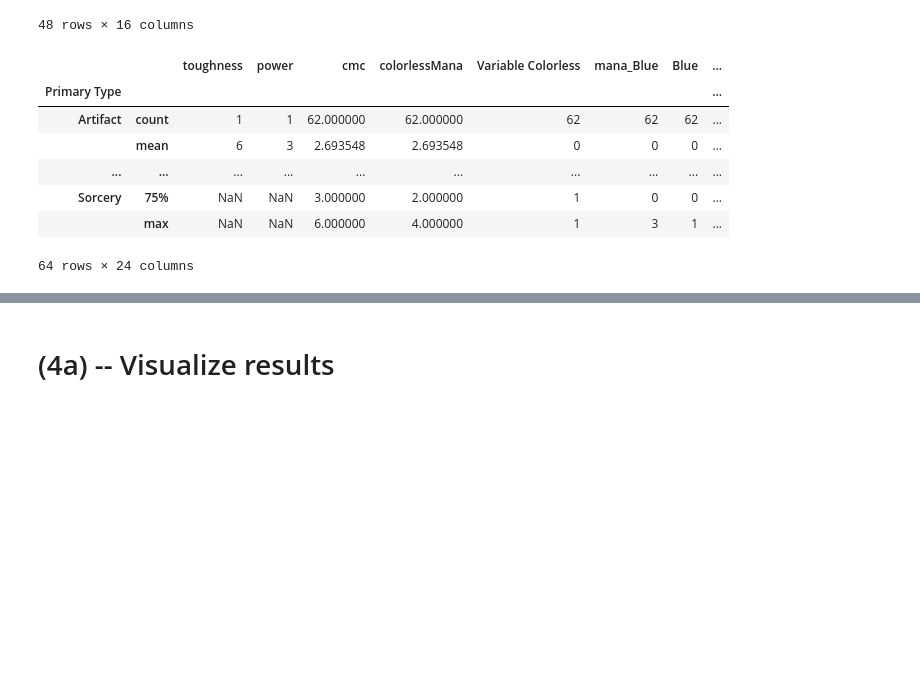
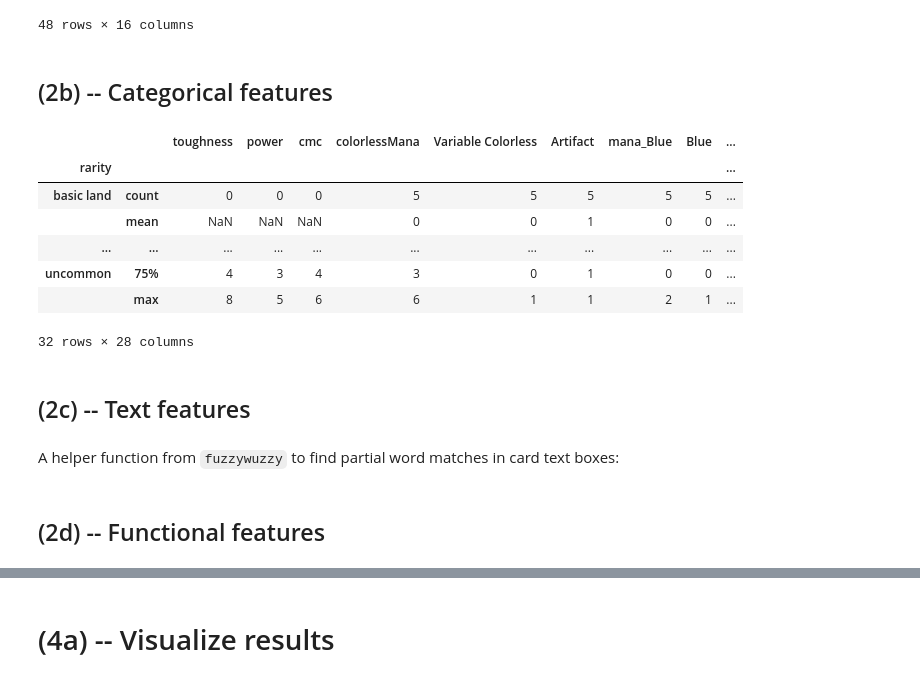
Before and after one commit to nhuber/magickmeans, a Jupyter notebook: MagicKMeans.ipynb, the cells around one changed output, grey strips where cells are left out. Cells and saved outputs as stored; diff of their text form; code cells hidden in the pictures; blank space fills up the shorter version.

```diff
--- a/MagicKMeans.ipynb
+++ b/MagicKMeans.ipynb
@@ -52,8 +59,8 @@ First order of business is scraping the data from the Gatherer database. Here, w
 # %%
-# scrapes:
+# grabCard scrapes:
 
 # name, types, text (lowered, alphanumeritized), mana cost,
-# cmc, power and toughness,
+# cmc, power and toughness, and rarity.
 
 # and adds it to the global card database
 
@@ -89,6 +96,10 @@ def grabCard(multiverse_id):
     cmc = int(dom('div#ctl00_ctl00_ctl00_MainContent_SubContent_SubContent_cmcRow div.value')[0].content.strip()) \
             if dom('div#ctl00_ctl00_ctl00_MainContent_SubContent_SubContent_cmcRow div.value') else np.nan
 
+    # rarity
+
+    rarity = dom('div #ctl00_ctl00_ctl00_MainContent_SubContent_SubContent_rarityRow div.value span')[0].content.lower()
+
     # p/t
 
     power = np.nan
@@ -108,14 +119,17 @@ def grabCard(multiverse_id):
                             'cardText' : cardText,
                             'manaCost' : manaCost,
                             'cmc' : cmc,
+                            'rarity': rarity,
                             'power' : power,
                             'toughness' : toughness
                          }
 # %%
+cardsToScrape = 550
+
 # do the scraping!
 
 for i in xrange(1, cardsToScrape):
-    if (i % 25 == 0): print "grabbed " + str(i)
+    if (i % 100 == 0): print "grabbed " + str(i)
     grabCard(i)
 
 print "Done!"
@@ -173,0 +174,7 @@ Based on our domain knowledge, we're going to extract features in 4 main areas:
+# %%
+# Which features do we want to use?
+# All enabled by default, mana features required
+
+categoricalFeatures = True
+textFeatures = True
+functionalFeatures = True
@@ -227,20 +236,33 @@ data.groupby(data['color']).describe()
 | White | 75% | 0 | 0 | 0 | 0 | 0 | 0 | 1 | 3.000000 | ... |
 |  | max | 0 | 0 | 0 | 0 | 0 | 1 | 1 | 6.000000 | ... |
 48 rows × 16 columns
+# %% [markdown]
+## (2b) -- Categorical features
 # %%
-# 2. Type features
+# 2. Categorical features
 
-data['Primary Type'] = [cardType[0] for cardType in data['cardType']]
-data = pd.concat([data, pd.get_dummies(data['Primary Type'])], axis=1)
+if categoricalFeatures:
 
-data.groupby(data['Primary Type']).describe().to_csv('typeSummaries.csv')
-data.groupby(data['Primary Type']).describe()
+    data['Primary Type'] = [cardType[0] for cardType in data['cardType']]
+
+    data = pd.concat([data, pd.get_dummies(data['Primary Type'])], axis=1)
+    data = pd.concat([data, pd.get_dummies(data['rarity'])], axis=1)
+
+    data.groupby(data['Primary Type']).describe().to_csv('byType.csv')
+    data.groupby(data['Primary Type']).describe()
-# %% [output]
-|  |  | toughness | power | cmc | colorlessMana | Variable Colorless | mana_Blue | Blue | ... |
-| Primary Type |  |  |  |  |  |  |  |  | ... |
-| Artifact | count | 1 | 1 | 62.000000 | 62.000000 | 62 | 62 | 62 | ... |
-|  | mean | 6 | 3 | 2.693548 | 2.693548 | 0 | 0 | 0 | ... |
-| ... | ... | ... | ... | ... | ... | ... | ... | ... | ... |
-| Sorcery | 75% | NaN | NaN | 3.000000 | 2.000000 | 1 | 0 | 0 | ... |
-|  | max | NaN | NaN | 6.000000 | 4.000000 | 1 | 3 | 1 | ... |
-64 rows × 24 columns
+# %%
+data.groupby(data['rarity']).describe().to_csv('byRarity.csv')
+data.groupby(data['rarity']).describe()
+# %% [output]
+|  |  | toughness | power | cmc | colorlessMana | Variable Colorless | Artifact | mana_Blue | Blue | ... |
+| rarity |  |  |  |  |  |  |  |  |  | ... |
+| basic land | count | 0 | 0 | 0 | 5 | 5 | 5 | 5 | 5 | ... |
+|  | mean | NaN | NaN | NaN | 0 | 0 | 1 | 0 | 0 | ... |
+| ... | ... | ... | ... | ... | ... | ... | ... | ... | ... | ... |
+| uncommon | 75% | 4 | 3 | 4 | 3 | 0 | 1 | 0 | 0 | ... |
+|  | max | 8 | 5 | 6 | 6 | 1 | 1 | 2 | 1 | ... |
+32 rows × 28 columns
+# %% [markdown]
+## (2c) -- Text features
+# %% [markdown]
+A helper function from `fuzzywuzzy` to find partial word matches in card text boxes:
@@ -285,6 +306,8 @@ if textFeatures:
     data['Red ref'] = [1 if partialMatch('red', l) else 0 for l in data['cardText']]
     data['White ref'] = [1 if partialMatch('white', l) else 0 for l in data['cardText']]
     data['Colorless ref'] = [1 if partialMatch('colorless', l) else 0 for l in data['cardText']]
+# %% [markdown]
+## (2d) -- Functional features
 # %%
 # 4. Special functional features
 
```
Also changed, not shown: parts of 33 cells of this notebook, 9 other files.
